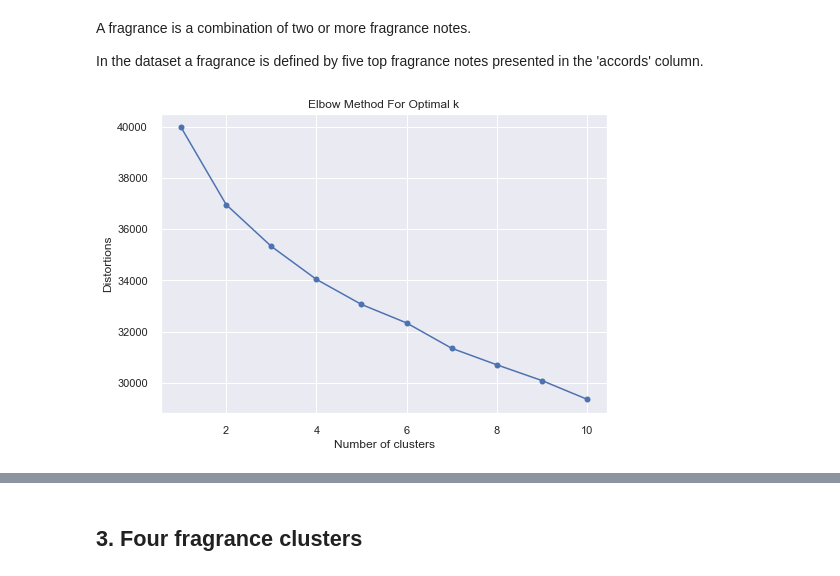
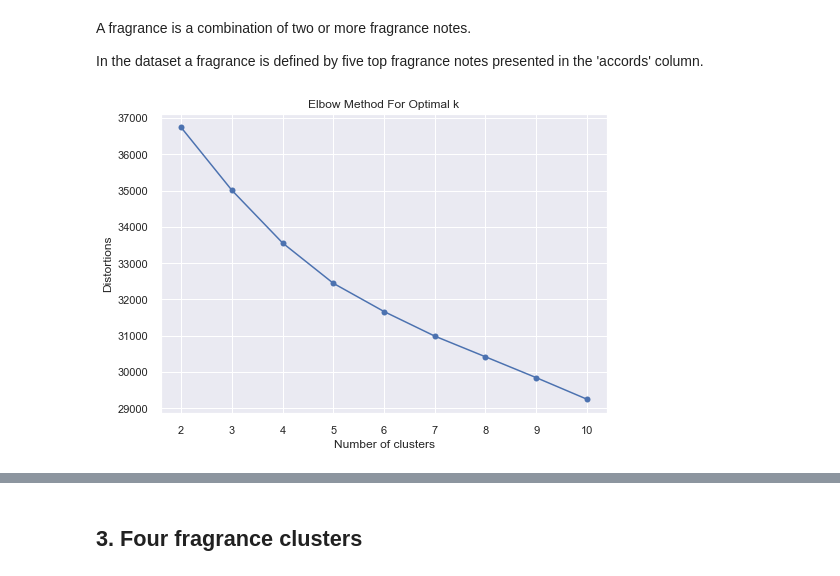
Before and after one commit to katarzynajanicka/fragrance-cluster-analysis, a Jupyter notebook: fragrances.ipynb, the cells around one changed output, grey strips where cells are left out. Drawn from its saved outputs; the diff is of its cells as text; code cells hidden in the pictures.

```diff
--- a/fragrances.ipynb
+++ b/fragrances.ipynb
@@ -132,3 +141,7 @@ Natura               275
 DSH-Perfumes         264
 Ajmal                243
 Name: brand, dtype: int64
+# %%
+# split accords column into separate columns
+df2 = df1['accords'].str.split(",", n = 6, expand = True)
+df2.tail()
@@ -134,0 +155,7 @@ Name: brand, dtype: int64
+# %%
+# create new accords_ clean column by extracting top five accords
+df2['accords_'] = df2[df2.columns[0:5]].apply(
+    lambda x: ','.join(x.dropna().astype(str)),
+    axis=1
+)
+df2.tail()
@@ -134,0 +169,5 @@ Name: brand, dtype: int64
+# %%
+# merge two dataframes by index
+result = df1.join(df2)
+result = result[['brand', 'title', 'date', 'gender', 'accords_']]
+result.tail()
@@ -141,22 +187,23 @@ In the dataset a fragrance is defined by five top fragrance notes presented in t
 # %%
 # vectorize the text - convert the string to numeric
 vectorizer = TfidfVectorizer(stop_words='english')
-X = vectorizer.fit_transform(df1['accords'].values.astype('U'))
+X = vectorizer.fit_transform(result['accords_'].values.astype('U'))
 # %%
 # elbow method for optimal number of clusters
 # the scoring parameter metric is set to distortion
 # distortion computes the sum of squared distances from each point to its assigned center
+# the chart is quite smooth, it does not have a distinct elbow
 distortions = []
 
-for i in range(1,11):
+for i in range(2,11):
     km = KMeans(n_clusters=i, init='k-means++', n_init=10, max_iter=300, random_state=0)
     km.fit(X)
     distortions.append(km.inertia_)
 
-plt.plot(range(1,11), distortions, marker='o')
+plt.plot(range(2,11), distortions, marker='o')
 plt.xlabel('Number of clusters')
 plt.ylabel('Distortions')
 plt.title('Elbow Method For Optimal k')
 plt.show()
 # %% [output]
-[figure, old version]
+[figure, new version]
```
Also changed, not shown: parts of 26 cells of this notebook.
